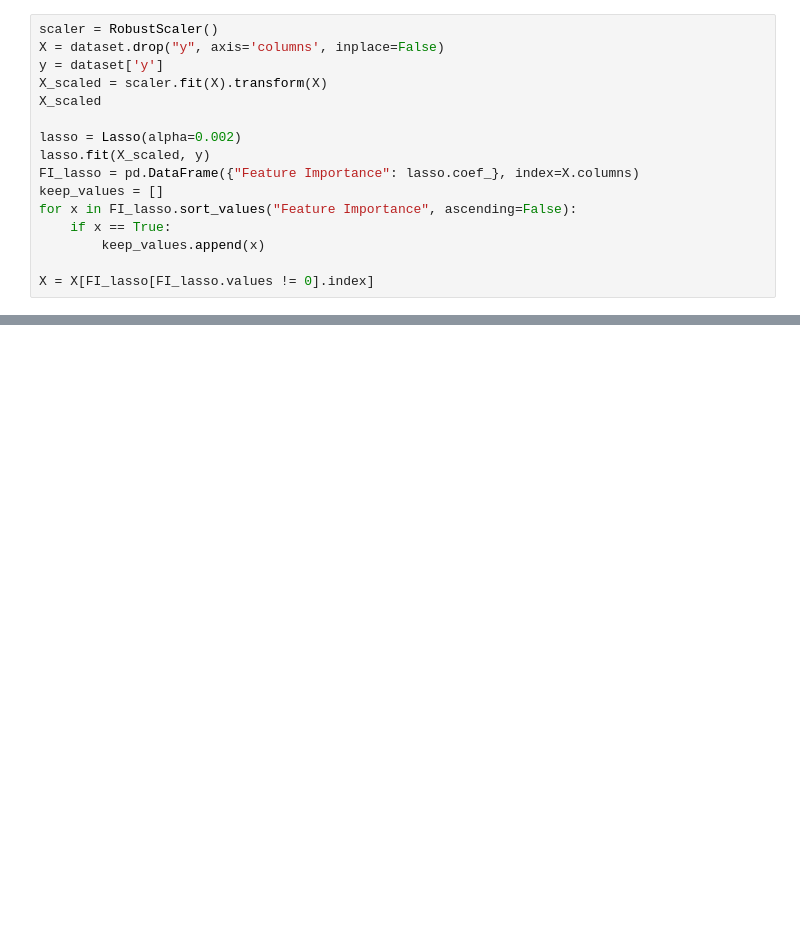
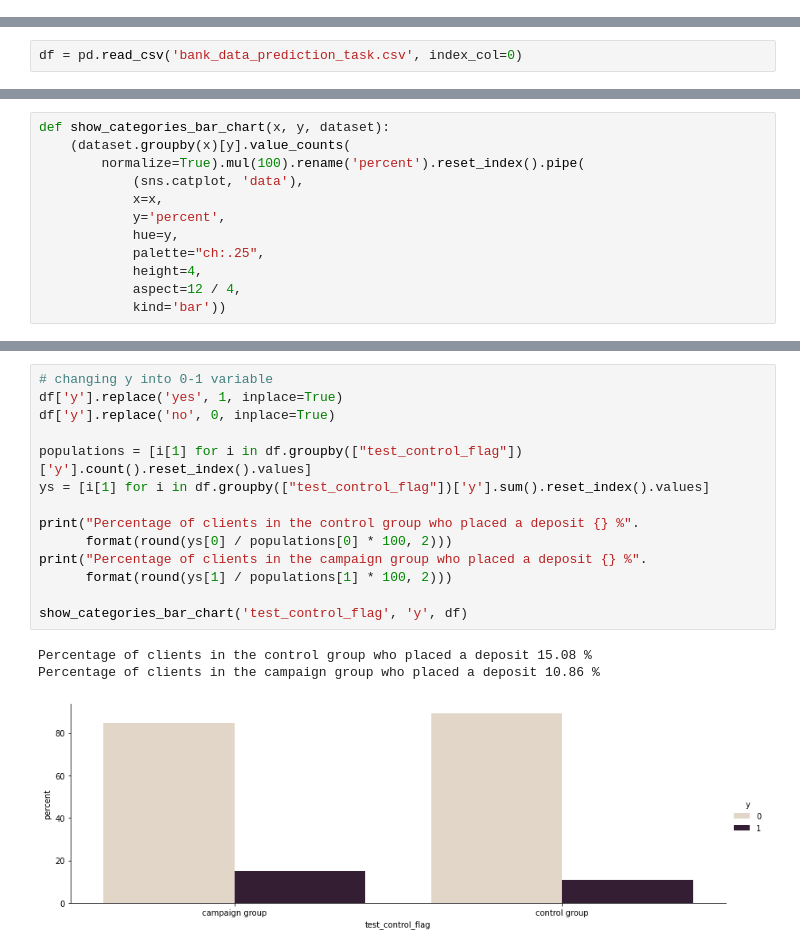
Before and after one commit to Jannixen/Analiza-danych-projekty, a Jupyter notebook: Direct marketing campaigns of a Portuguese banking institution/Influence of marketing on term deposits subscribtions.ipynb, the cells around one changed output, grey strips where cells are left out. Saved outputs shown, nothing was run; the diff lists cells and outputs as text; blank space fills up the shorter version.

```diff
--- a/Direct marketing campaigns of a Portuguese banking institution/Influence of marketing on term deposits subscribtions.ipynb
+++ b/Direct marketing campaigns of a Portuguese banking institution/Influence of marketing on term deposits subscribtions.ipynb
@@ -466,16 +0,0 @@ As dataset has a lot of variables, even though explanatory data analysis gave me
-# %%
-scaler = RobustScaler()
-X = dataset.drop("y", axis='columns', inplace=False)
-y = dataset['y']
-X_scaled = scaler.fit(X).transform(X)
-X_scaled
-
-lasso = Lasso(alpha=0.002)
-lasso.fit(X_scaled, y)
-FI_lasso = pd.DataFrame({"Feature Importance": lasso.coef_}, index=X.columns)
-keep_values = []
-for x in FI_lasso.sort_values("Feature Importance", ascending=False):
-    if x == True:
-        keep_values.append(x)
-
-X = X[FI_lasso[FI_lasso.values != 0].index]
@@ -481,0 +56,2 @@ X = X[FI_lasso[FI_lasso.values != 0].index]
+# %%
+df = pd.read_csv('bank_data_prediction_task.csv', index_col=0)
@@ -481,0 +64,12 @@ X = X[FI_lasso[FI_lasso.values != 0].index]
+# %%
+def show_categories_bar_chart(x, y, dataset):
+    (dataset.groupby(x)[y].value_counts(
+        normalize=True).mul(100).rename('percent').reset_index().pipe(
+            (sns.catplot, 'data'),
+            x=x,
+            y='percent',
+            hue=y,
+            palette="ch:.25",
+            height=4,
+            aspect=12 / 4,
+            kind='bar'))
@@ -481,0 +87,18 @@ X = X[FI_lasso[FI_lasso.values != 0].index]
+# %%
+# changing y into 0-1 variable
+df['y'].replace('yes', 1, inplace=True)
+df['y'].replace('no', 0, inplace=True)
+
+populations = [i[1] for i in df.groupby(["test_control_flag"])['y'].count().reset_index().values]
+ys = [i[1] for i in df.groupby(["test_control_flag"])['y'].sum().reset_index().values]
+
+print("Percentage of clients in the control group who placed a deposit {} %".
+      format(round(ys[0] / populations[0] * 100, 2)))
+print("Percentage of clients in the campaign group who placed a deposit {} %".
+      format(round(ys[1] / populations[1] * 100, 2)))
+
+show_categories_bar_chart('test_control_flag', 'y', df)
+# %% [output]
+Percentage of clients in the control group who placed a deposit 15.08 %
+Percentage of clients in the campaign group who placed a deposit 10.86 %
+[figure, added]
```
Also changed, not shown: parts of 106 cells of this notebook, 3 other files.
